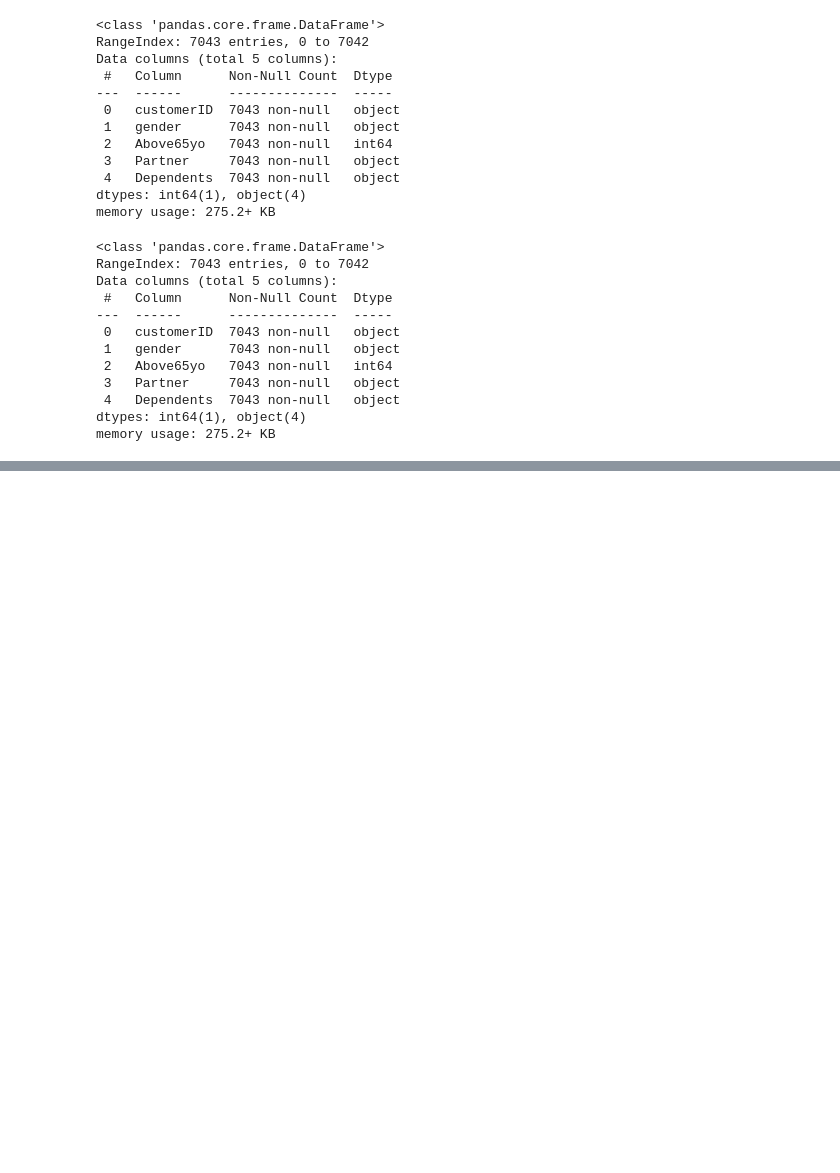
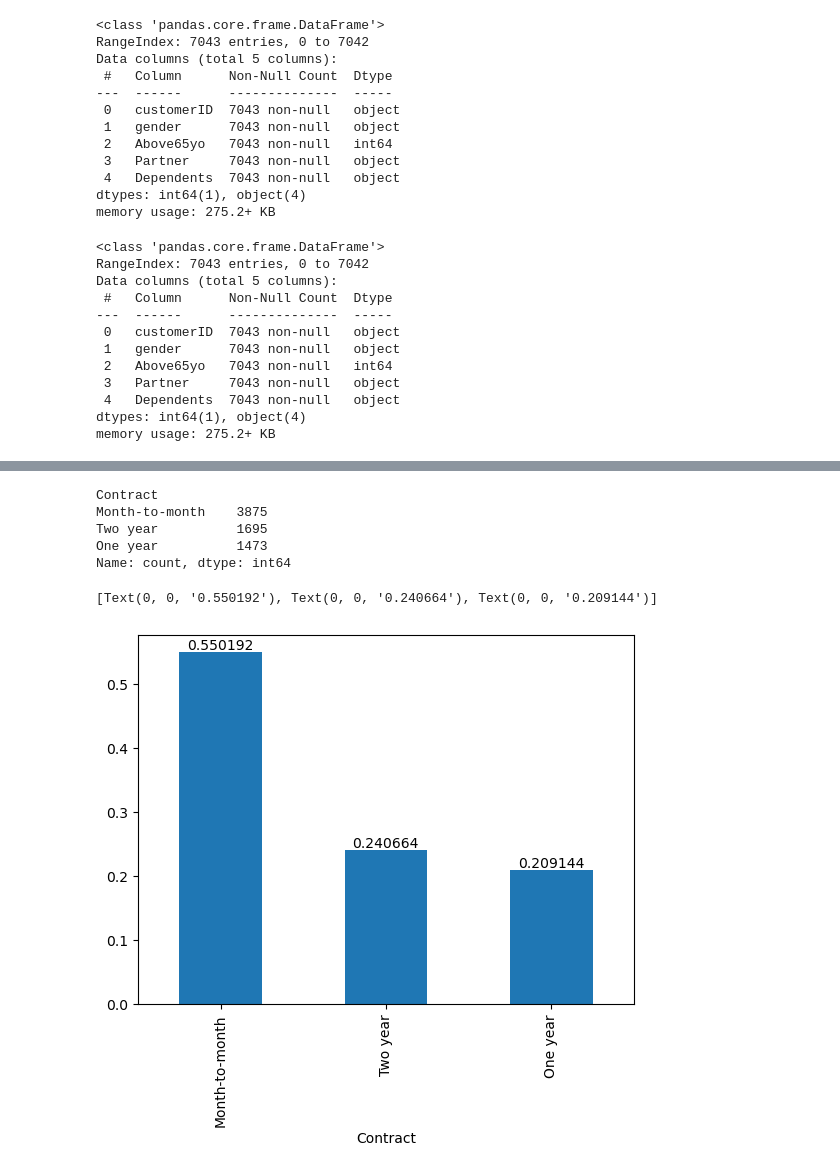
Before and after one commit to brunoramux/pandas, a Jupyter notebook: EDA.ipynb, the cells around one changed output, grey strips where cells are left out. Drawn from its saved outputs; the diff is of its cells as text; code cells hidden in the pictures; blank space fills up the shorter version.

```diff
--- a/EDA.ipynb
+++ b/EDA.ipynb
@@ -232,0 +620,14 @@ memory usage: 275.2+ KB
+# %%
+df_churn.Contract.value_counts()
+# %% [output]
+Contract
+Month-to-month    3875
+Two year          1695
+One year          1473
+Name: count, dtype: int64
+# %%
+ax = df_churn.Contract.value_counts(normalize=True).plot.bar()
+ax.bar_label(ax.containers[0])
+# %% [output]
+[Text(0, 0, '0.550192'), Text(0, 0, '0.240664'), Text(0, 0, '0.209144')]
+[figure, added]
```
Also changed, not shown: parts of 59 cells of this notebook.
